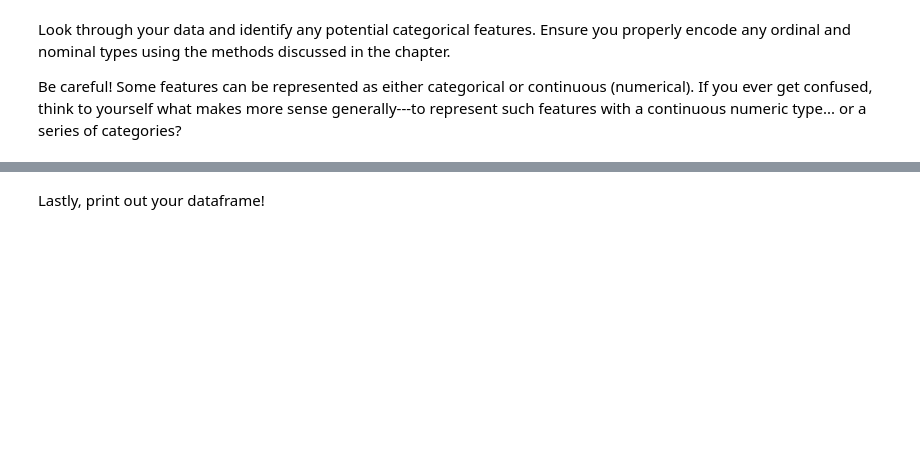
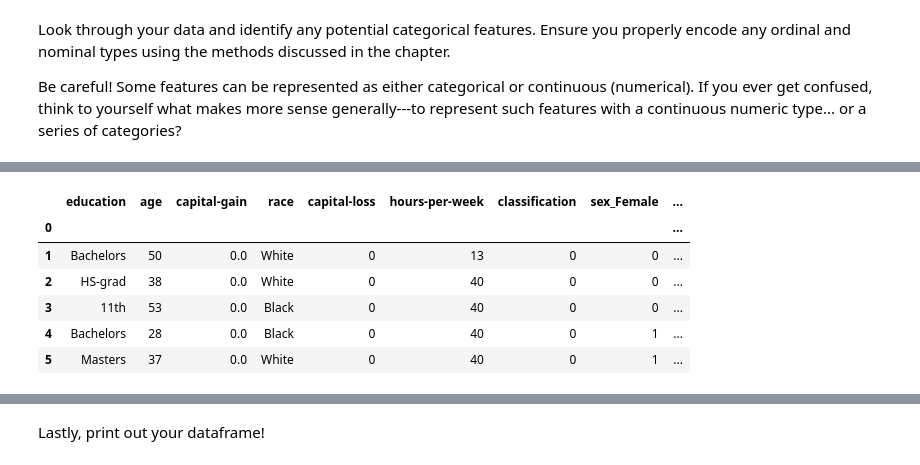
Before and after one commit to hnomura/ml_study, a Jupyter notebook: edx-data-science/Exercises/Module2/Module2 - Lab5.ipynb, the cells around one changed output, grey strips where cells are left out. Cells and saved outputs as stored; diff of their text form; code cells hidden in the pictures; blank space fills up the shorter version.

```diff
--- a/edx-data-science/Exercises/Module2/Module2 - Lab5.ipynb
+++ b/edx-data-science/Exercises/Module2/Module2 - Lab5.ipynb
@@ -32,0 +89,12 @@ Be careful! Some features can be represented as either categorical or continuous
+# %%
+# sex = Male/Femaale into two binary columns
+df = pd.get_dummies(df, columns=['sex'])
+df.head()
+# %% [output]
+|  | education | age | capital-gain | race | capital-loss | hours-per-week | classification | sex_Female | ... |
+| 0 |  |  |  |  |  |  |  |  | ... |
+| 1 | Bachelors | 50 | 0.0 | White | 0 | 13 | 0 | 0 | ... |
+| 2 | HS-grad | 38 | 0.0 | White | 0 | 40 | 0 | 0 | ... |
+| 3 | 11th | 53 | 0.0 | Black | 0 | 40 | 0 | 0 | ... |
+| 4 | Bachelors | 28 | 0.0 | Black | 0 | 40 | 0 | 1 | ... |
+| 5 | Masters | 37 | 0.0 | White | 0 | 40 | 0 | 1 | ... |
```
Also changed, not shown: parts of 13 cells of this notebook, 2 other files.
